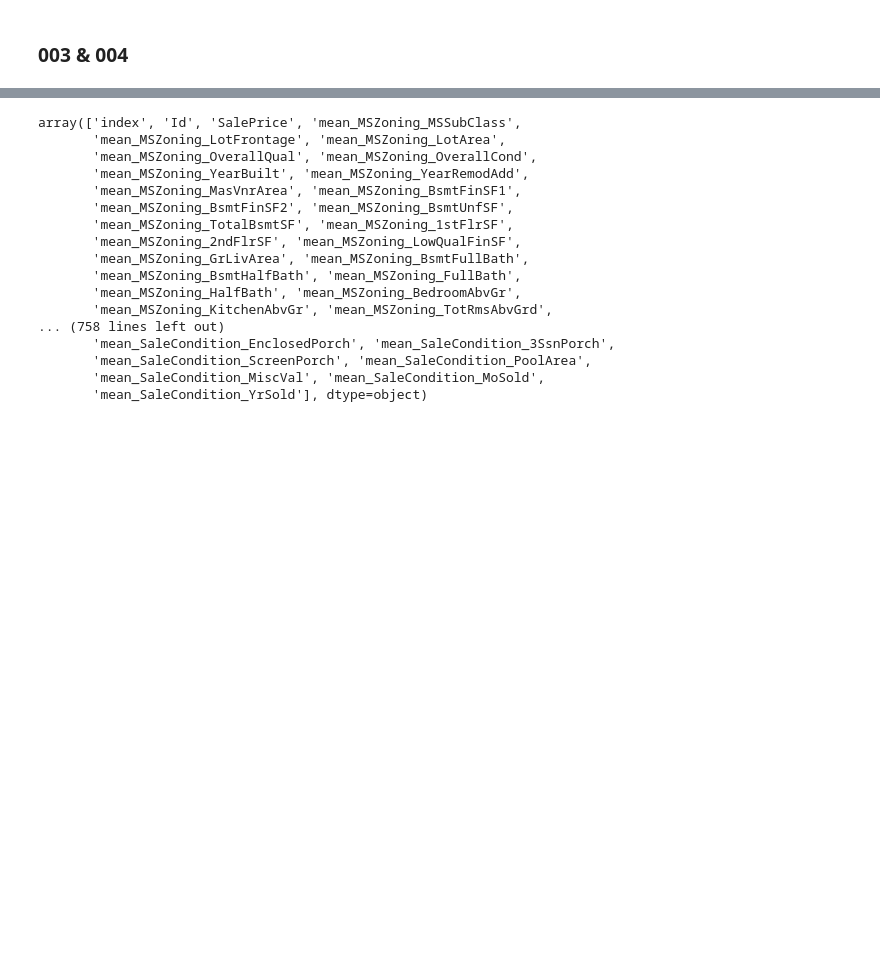
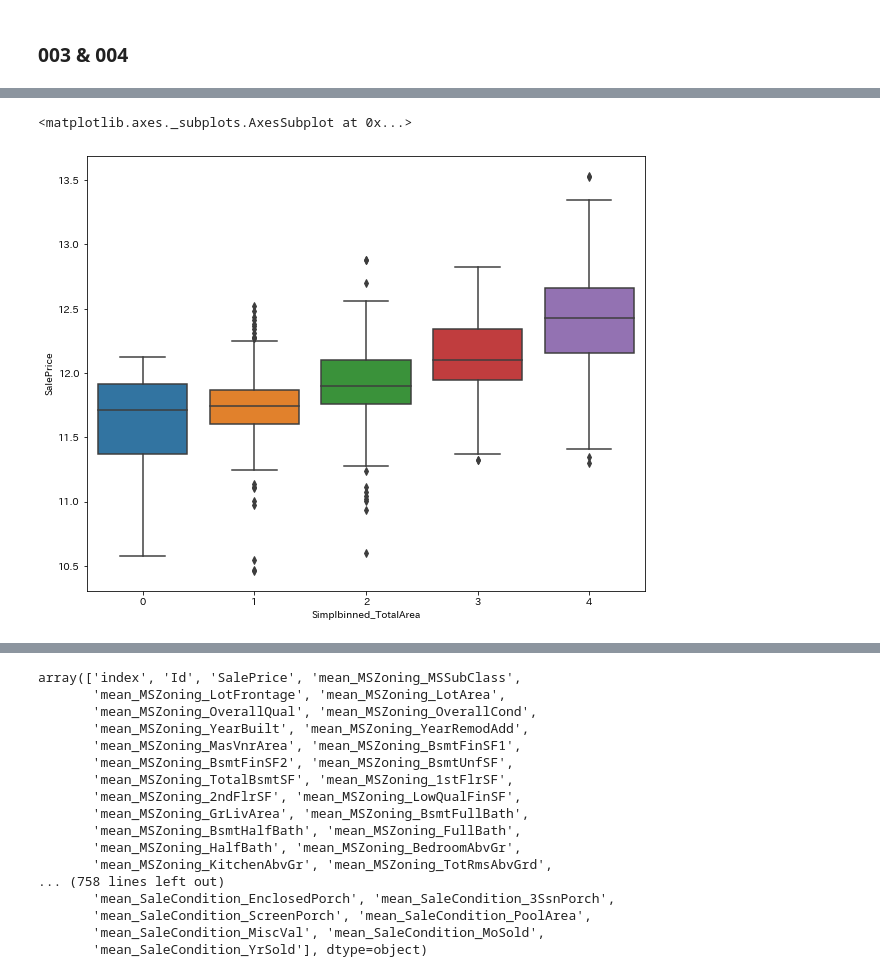
Before and after one commit to kooooyooooo/houseprice, a Jupyter notebook: 008search_best_featuer2.ipynb, the cells around one changed output, grey strips where cells are left out. Cells and saved outputs as stored; diff of their text form; code cells hidden in the pictures; blank space fills up the shorter version.

```diff
--- a/008search_best_featuer2.ipynb
+++ b/008search_best_featuer2.ipynb
@@ -265,3 +270,11 @@ many_f['binned_'+ 'OverallQual_mult_GrLivArea'] = pd.cut(many_f['OverallQual_mul
+# %%
+alldata["Simplbinned_TotalArea"] = \
+     alldata2.binned_TotalArea.replace({1 : 1, 2 : 2, 3 : 3, 4 : 4, 5 : 4, 6 : 4, 7 : 4, 8 : 4, 9 : 4, 10 : 4})
+# %%
+sns.boxplot(x='Simplbinned_TotalArea', y='SalePrice', data=alldata)
+# %% [output]
+<matplotlib.axes._subplots.AxesSubplot at 0x...>
+[figure, added]
 # %%
 np.array(alldata
          .columns)
```
Also changed, not shown: parts of 21 cells of this notebook, 6 other files.
